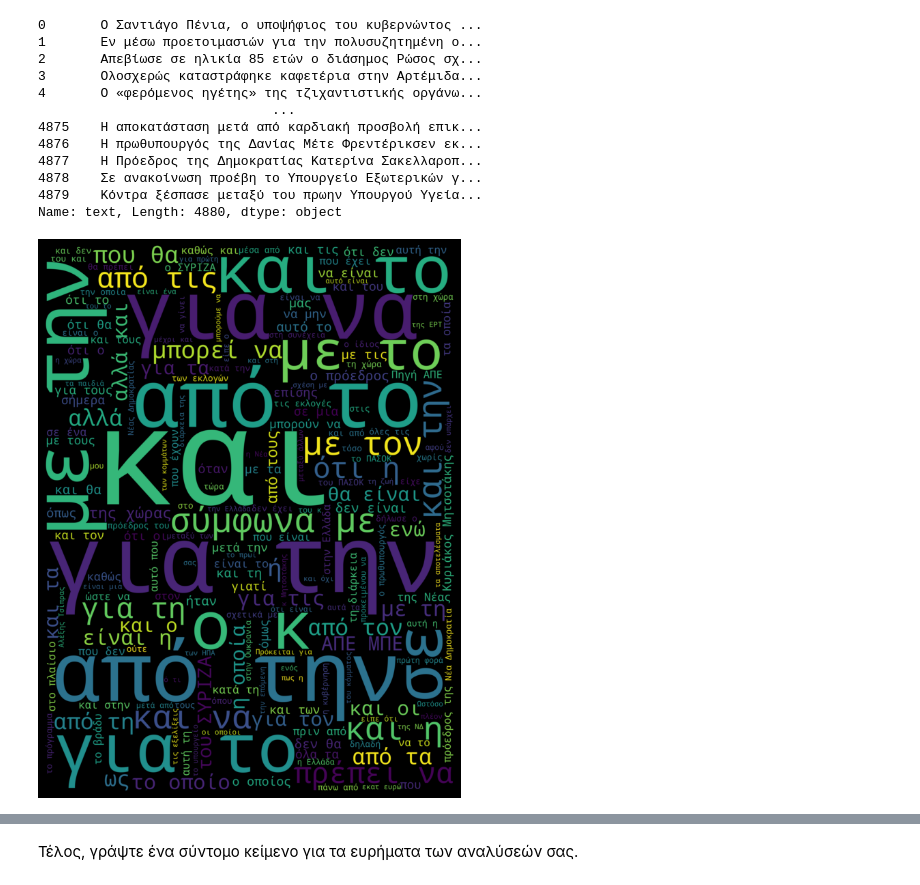
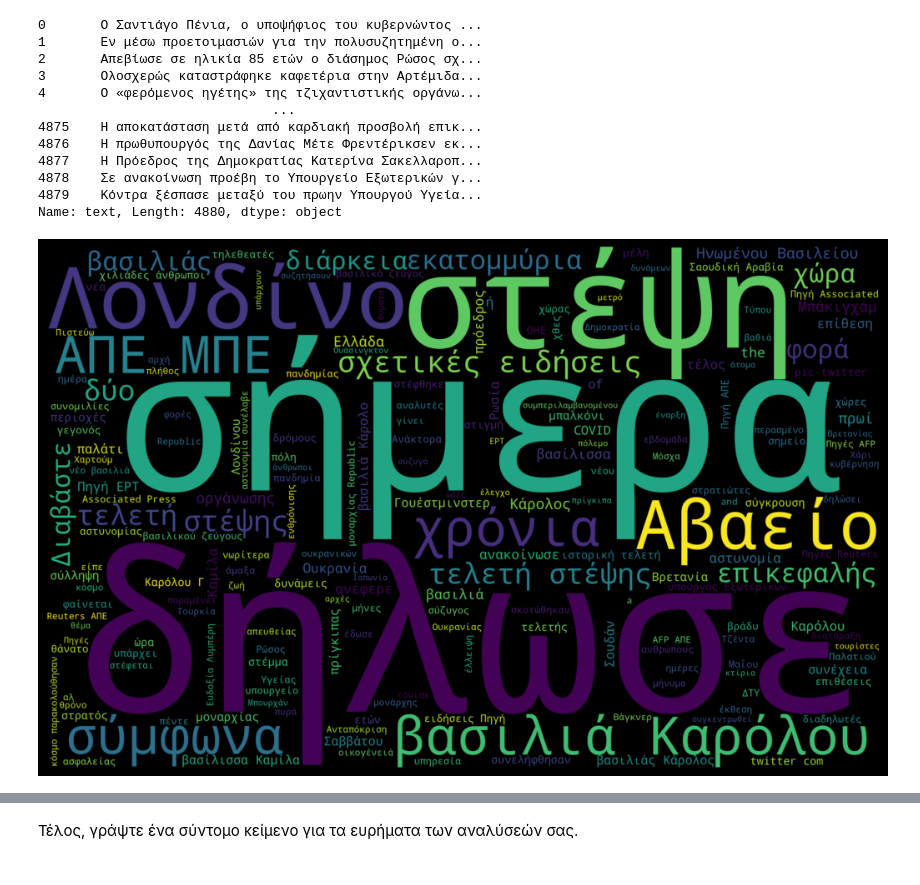
Before and after one commit to inarentifi/inared, a Jupyter notebook: Final_Homework.ipynb, the cells around one changed output, grey strips where cells are left out. Saved outputs shown, nothing was run; the diff lists cells and outputs as text; code cells hidden in the pictures.

```diff
--- a/Final_Homework.ipynb
+++ b/Final_Homework.ipynb
@@ -143,3 +139,5 @@ df['full_text'] = df[['title', 'body_text']].agg(' '.join, axis=1)
+# %%
+ert_df["full_text"] = ert_df["title"] + ert_df["text"]
 # %% [markdown]
 Για να μπορούμε να κάνουμε αναλύσεις βάσει του χρόνου, μετατρέπουμε τις ημερομηνίες από string σε datetime, με την εντολή:
 
@@ -170,8 +168,6 @@ ert_df['year'] = pd.DatetimeIndex(ert_df['datetime']).year
 ert_df['month'] = pd.DatetimeIndex(ert_df['datetime']).month
 # στήλη μέρας
 ert_df['day'] = pd.DatetimeIndex(ert_df["datetime"]).day
-#στήλη ώρας
-ert_df['hour'] = pd.DatetimeIndex(ert_df["datetime"]).hour
 # %% [markdown]
 ### ΓΡΑΦΗΜΑΤΑ ΠΕΡΙΓΡΑΦΙΚΗΣ ΑΝΑΛΥΣΗΣ ΤΩΝ ΔΕΔΟΜΕΝΩΝ
 # %% [markdown]
@@ -307,19 +286,19 @@ text
 # %%
 list(STOPWORDS)[0:20]
 # %%
-wordcloud = WordCloud(
-#   stopwords = STOPWORDS,
-    width = 3000,
-    height = 4000,
-    background_color = 'black'
- ).generate(text) # το όνομα του κειμένου
-fig = plt.figure(
-    figsize = (10, 8),
-    facecolor = 'k',
-    edgecolor = 'k')
-plt.imshow(wordcloud, interpolation = 'bilinear')
-plt.axis('off')
-plt.tight_layout(pad=0)
-plt.show()
+ wordcloud = WordCloud(
+     stopwords = nlp.Defaults.stop_words,
+     width = 4000,
+     height = 2500,
+     background_color = 'black'
+  ).generate(' '.join(ert_df[(ert_df["section"]=="ΔΙΕΘΝΗ") & (ert_df["day"]==6)]["text"]))
+ fig = plt.figure(
+     figsize = (10, 8),
+     facecolor = 'k',
+     edgecolor = 'k')
+ plt.imshow(wordcloud, interpolation = 'bilinear')
+ plt.axis('off')
+ plt.tight_layout(pad=0)
+ plt.show()
 # %% [output]
-[figure, old version]
+[figure, new version]
```
Also changed, not shown: parts of 9 cells of this notebook.
